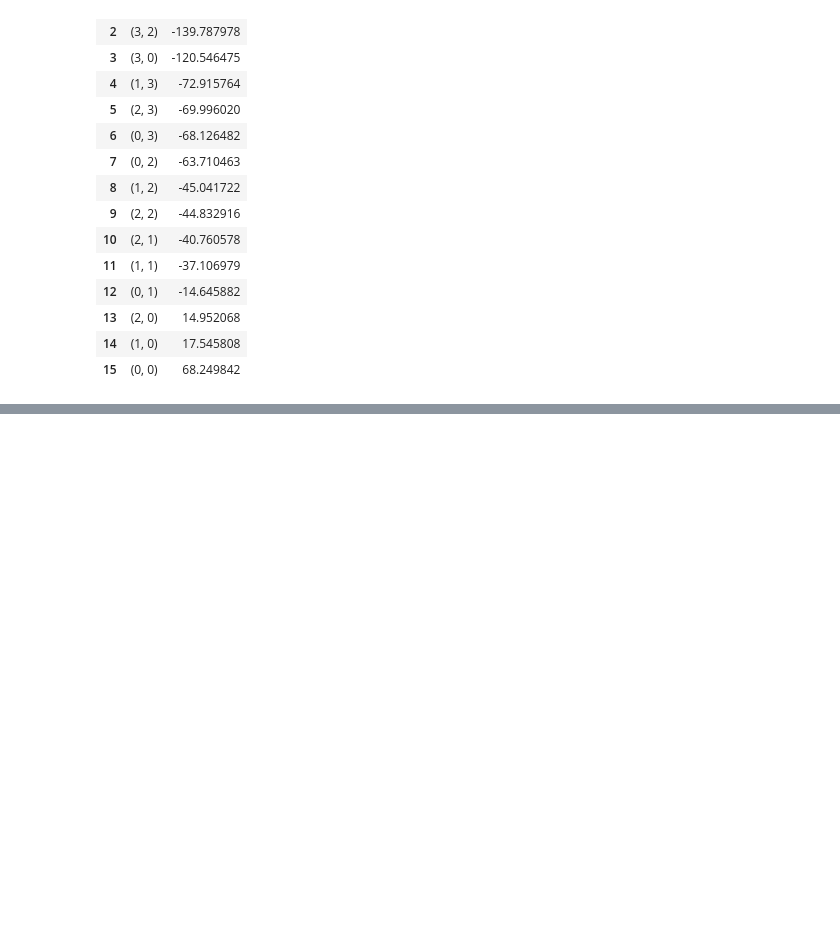
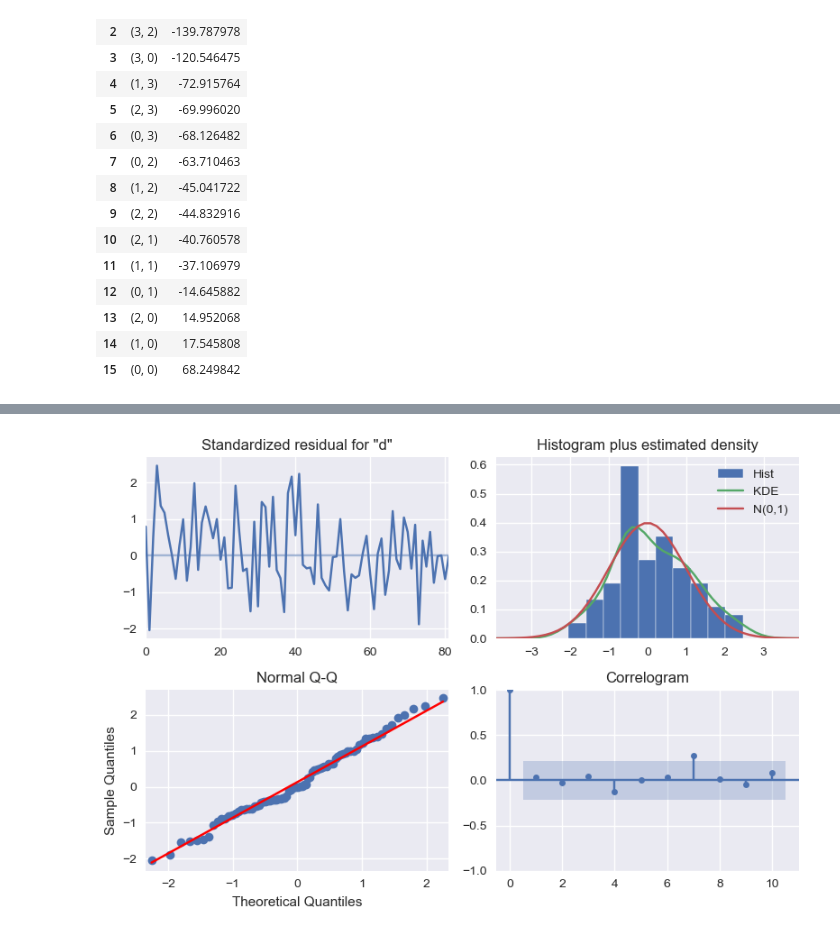
Before and after one commit to omdgit/AppliedTimeSeriesAnalysisWithPython, a Jupyter notebook: my work/HOTSAP_ARIMA.ipynb, the cells around one changed output, grey strips where cells are left out. Cells and saved outputs as stored; diff of their text form; code cells hidden in the pictures; blank space fills up the shorter version.

```diff
--- a/my work/HOTSAP_ARIMA.ipynb
+++ b/my work/HOTSAP_ARIMA.ipynb
@@ -269,3 +271,8 @@ Covariance Type:                  opg
 
 Warnings:
 [1] Covariance matrix calculated using the outer product of gradients (complex-step).
+# %%
+res.plot_diagnostics()
+plt.tight_layout();
+# %% [output]
+[figure, added]
```
Also changed, not shown: parts of 9 cells of this notebook, 1 other file.
